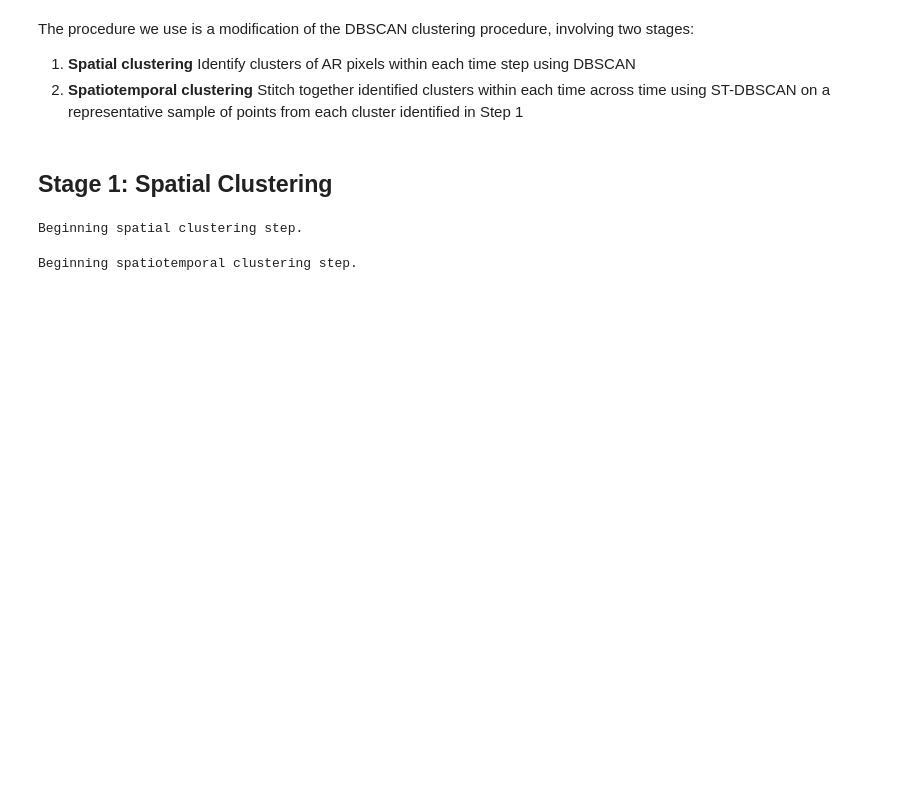
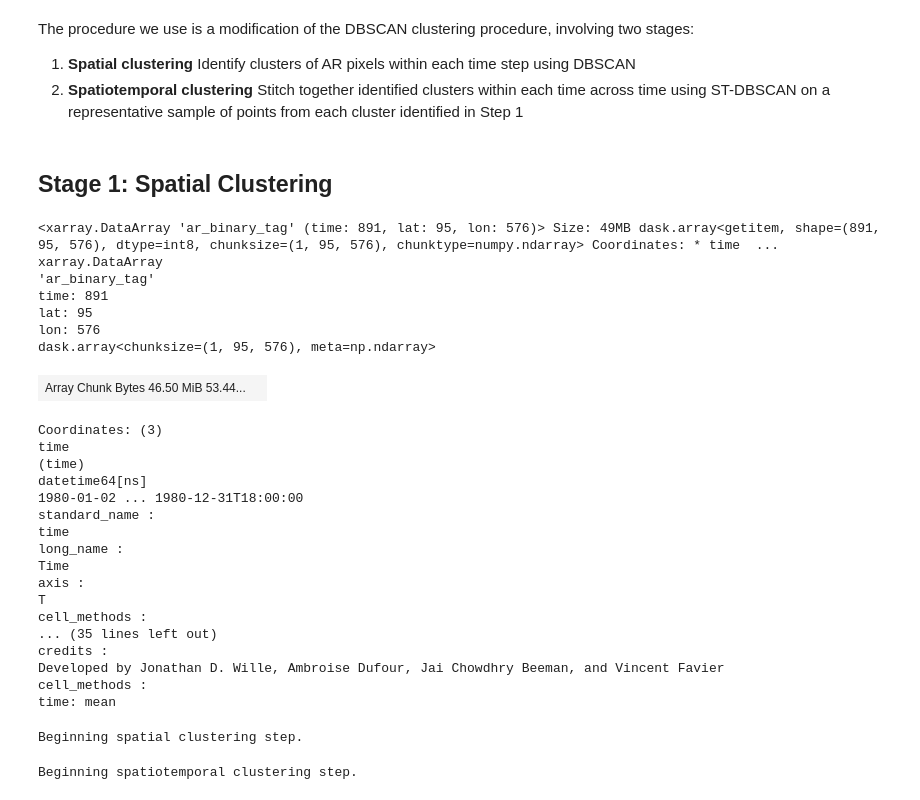
Before and after one commit to englacial/antarctic_AR_dataset, a Jupyter notebook: notebooks/catalog_construction.ipynb, the cells around one changed output. Drawn from its saved outputs; the diff is of its cells as text; code cells hidden in the pictures; blank space fills up the shorter version.

```diff
--- a/notebooks/catalog_construction.ipynb
+++ b/notebooks/catalog_construction.ipynb
@@ -52,7 +54,35 @@ The procedure we use is a modification of the DBSCAN clustering procedure, invol
 # %% [markdown]
 ## Stage 1: Spatial Clustering
 # %%
-catalogs = load_catalogs(dir_path='../input_data/wille_ar_catalogs/', years=[1980])
+catalogs = load_wille_catalogs(dir_path='../input_data/wille_ar_catalogs/', years=[1980])
+# %%
+catalogs
+# %% [output]
+<xarray.DataArray 'ar_binary_tag' (time: 891, lat: 95, lon: 576)> Size: 49MB dask.array<getitem, shape=(891, 95, 576), dtype=int8, chunksize=(1, 95, 576), chunktype=numpy.ndarray> Coordinates: * time  ...
+xarray.DataArray
+'ar_binary_tag'
+time: 891
+lat: 95
+lon: 576
+dask.array<chunksize=(1, 95, 576), meta=np.ndarray>
+| Array Chunk Bytes 46.50 MiB 53.44... |  |
+Coordinates: (3)
+time
+(time)
+datetime64[ns]
+1980-01-02 ... 1980-12-31T18:00:00
+standard_name :
+time
+long_name :
+Time
+axis :
+T
+cell_methods :
+... (35 lines left out)
+credits :
+Developed by Jonathan D. Wille, Ambroise Dufour, Jai Chowdhry Beeman, and Vincent Favier
+cell_methods :
+time: mean
 # %%
 subcatalog = catalogs.isel(time=slice(120, 140))
 
```
Also changed, not shown: parts of 1 cell of this notebook, 22 other files.
